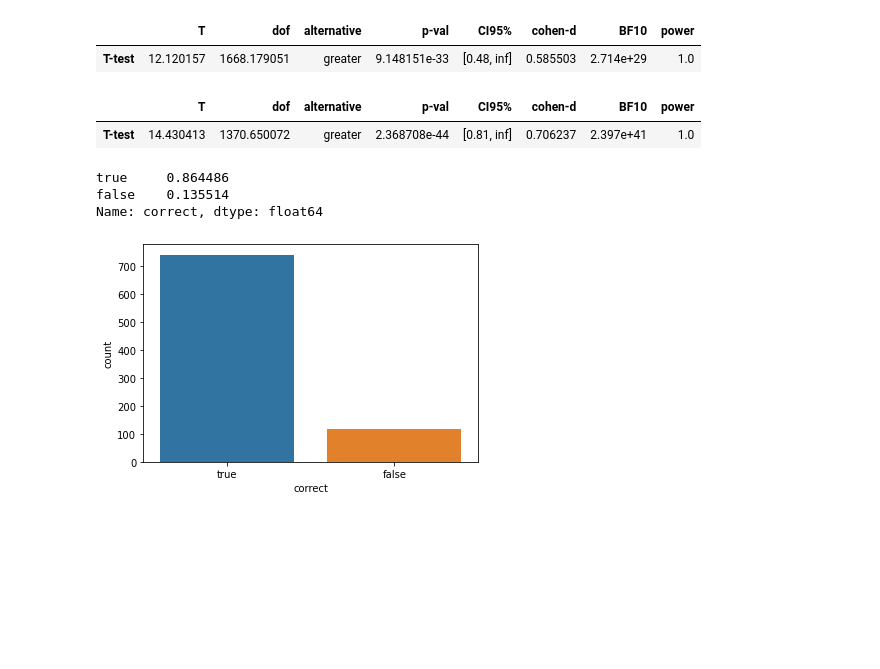
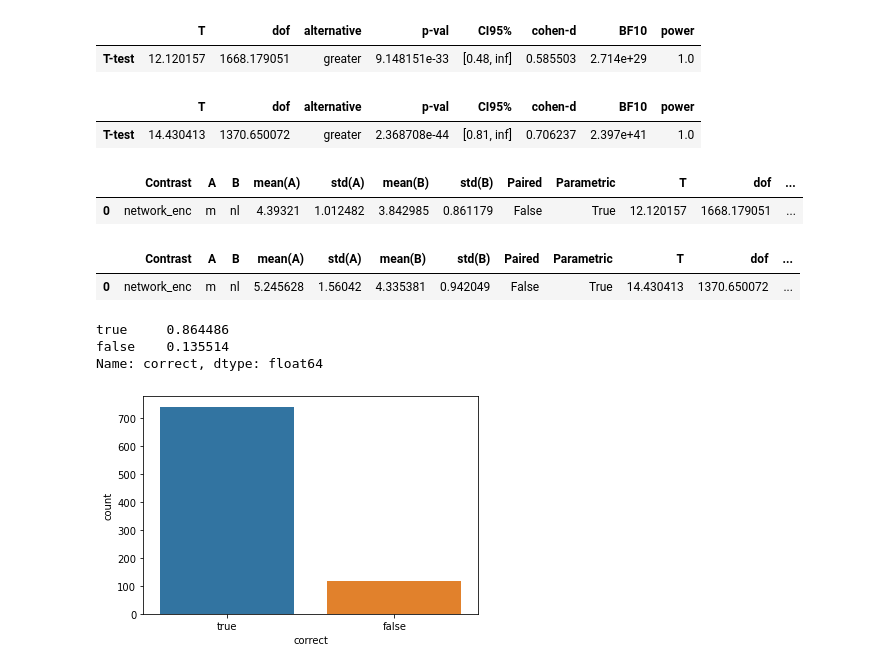
Before and after one commit to velitchko/graph-vis-evaluation-ext, a Jupyter notebook: python/Hypotheses.ipynb, the cells around one changed output. Saved outputs shown, nothing was run; the diff lists cells and outputs as text; code cells hidden in the pictures; blank space fills up the shorter version.

```diff
--- a/python/Hypotheses.ipynb
+++ b/python/Hypotheses.ipynb
@@ -1235,6 +1289,16 @@ pg.ttest(h5_df[(h5_df['task_entity']=='clique') & (h5_df['network_enc']=='m')]['
 # %% [output]
 |  | T | dof | alternative | p-val | CI95% | cohen-d | BF10 | power |
 | T-test | 14.430413 | 1370.650072 | greater | 2.368708e-44 | [0.81, inf] | 0.706237 | 2.397e+41 | 1.0 |
+# %%
+pg.pairwise_ttests(data=h5_df[(h5_df['task_entity']=='single')], dv="time_trans", between="network_enc",parametric=True, alpha=0.05, alternative="two-sided", padjust="bonf", correction=True, return_desc=True)
+# %% [output]
+|  | Contrast | A | B | mean(A) | std(A) | mean(B) | std(B) | Paired | Parametric | T | dof | ... |
+| 0 | network_enc | m | nl | 4.39321 | 1.012482 | 3.842985 | 0.861179 | False | True | 12.120157 | 1668.179051 | ... |
+# %%
+pg.pairwise_ttests(data=h5_df[(h5_df['task_entity']=='clique')], dv="time_trans", between="network_enc",parametric=True, alpha=0.05, alternative="two-sided", padjust="bonf", correction=True, return_desc=True)
+# %% [output]
+|  | Contrast | A | B | mean(A) | std(A) | mean(B) | std(B) | Paired | Parametric | T | dof | ... |
+| 0 | network_enc | m | nl | 5.245628 | 1.56042 | 4.335381 | 0.942049 | False | True | 14.430413 | 1370.650072 | ... |
 # %%
 # M SINGLE
 count_plot(h5_df[(h5_df['task_entity']=='single') & (h5_df['network_enc']=='m')], 'correct')
```
Also changed, not shown: parts of 45 cells of this notebook.
